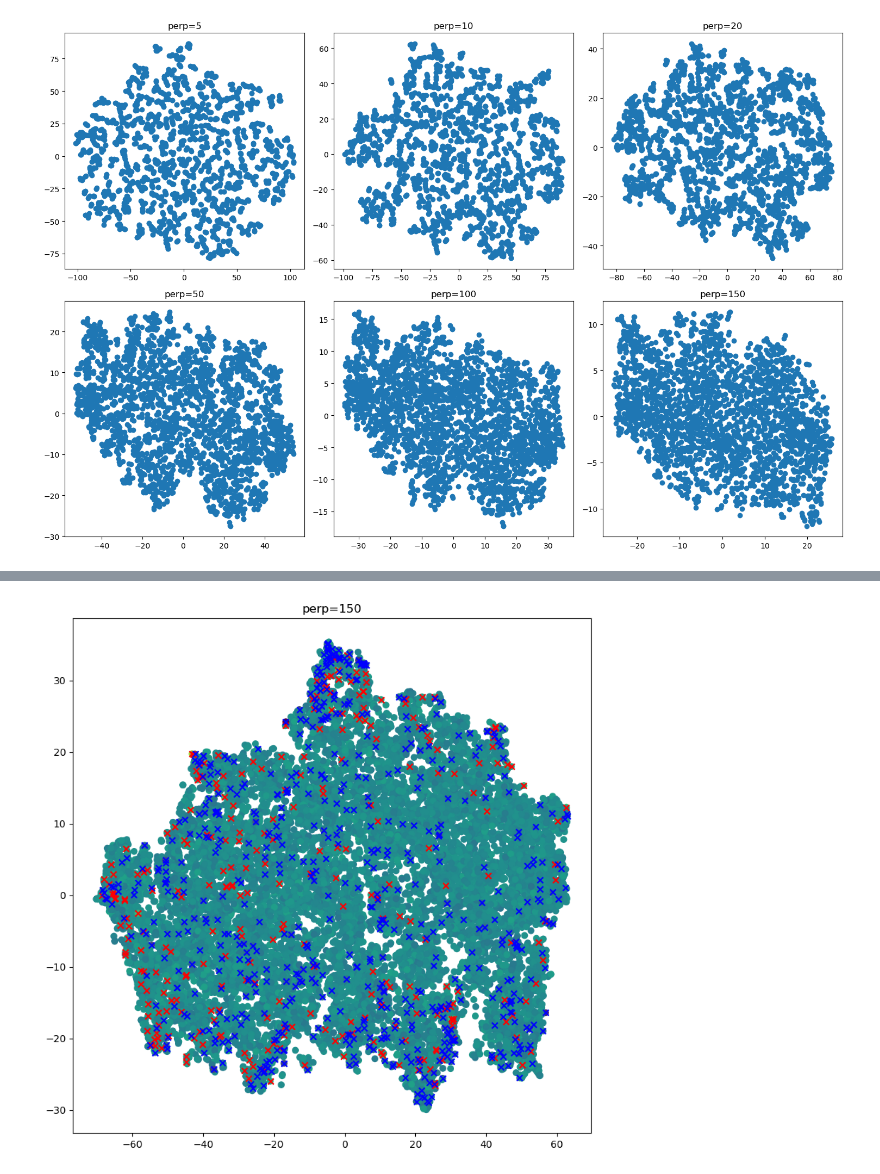
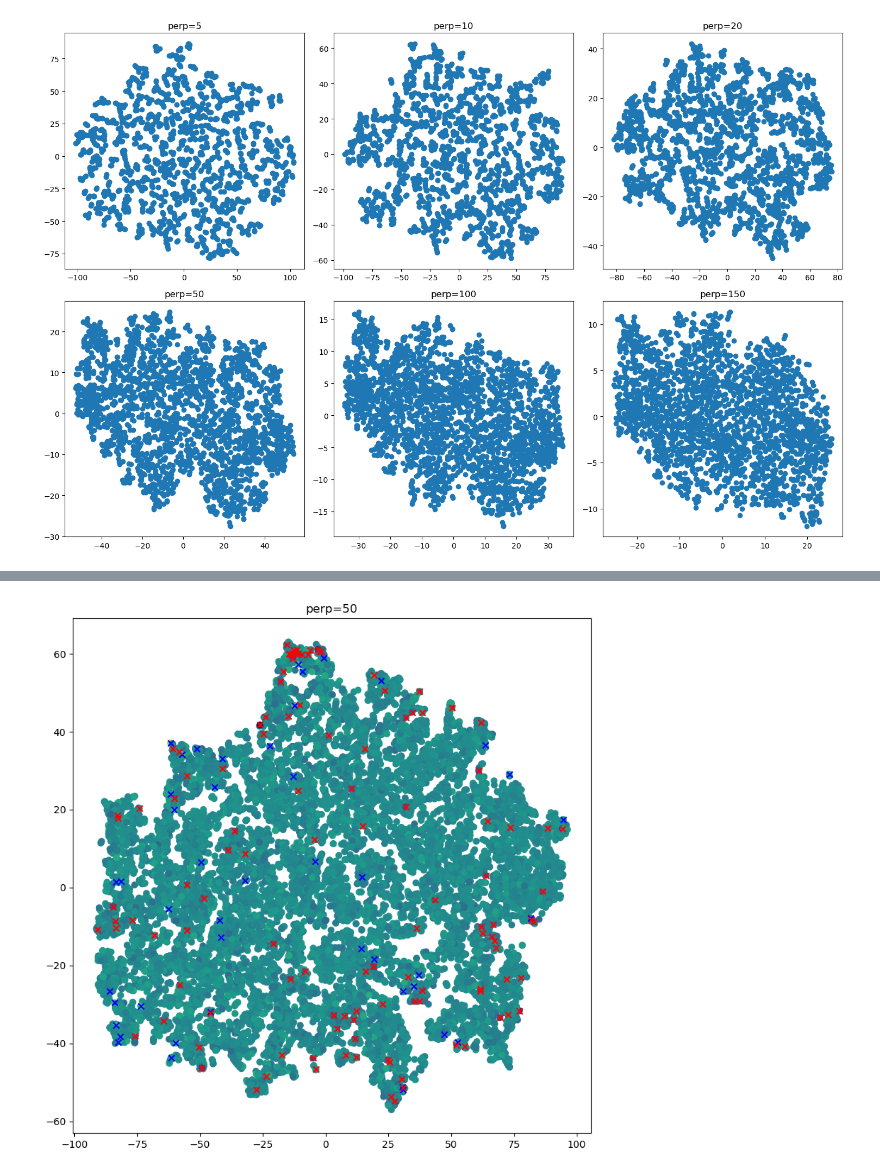
Before and after one commit to alexpvpmindustry/cryptotradr, a Jupyter notebook: 3_0_1_try_unsup_5years.ipynb, the cells around one changed output, grey strips where cells are left out. Drawn from its saved outputs; the diff is of its cells as text; code cells hidden in the pictures.

```diff
--- a/3_0_1_try_unsup_5years.ipynb
+++ b/3_0_1_try_unsup_5years.ipynb
@@ -223,6 +228,7 @@ Wall time: 3min 1s
 [figure]
 # %%
 %%time
+perp=50
 X=np.asarray(training_X)
 X_embedded = TSNE(n_components=2,init='pca', perplexity=perp).fit_transform(X)
 # %% [output]
@@ -231,17 +237,18 @@ Wall time: 7min 55s
 # %%
+%%time
 fig,axx=plt.subplots(1,1,figsize=(8,8))
 ax=axx
 #X_embedded = TSNE(n_components=2,init='pca', perplexity=perp).fit_transform(X)
 ax.scatter(X_embedded[:,0],X_embedded[:,1],c=np.asarray(training_Y))
-selected = np.asarray(training_Y)>0.03
+selected = np.asarray(training_Y)>0.05
+
+ax.scatter(X_embedded[selected,0],X_embedded[selected,1],c="b",marker="x")
+
+
+selected = np.asarray(training_Y)<-0.05
 
 ax.scatter(X_embedded[selected,0],X_embedded[selected,1],c="r",marker="x")
 
-
-selected = np.asarray(training_Y)<-0.03
-
-ax.scatter(X_embedded[selected,0],X_embedded[selected,1],c="b",marker="x")
-
 ax.set_title(f"perp={perp}")
 plt.tight_layout()
 # %% [output]
@@ -248,3 +257,3 @@ plt.tight_layout()
-[figure, old version]
+[figure, new version]
 # %%
 plt.hist(np.asarray(training_Y),bins=100);
```
Also changed, not shown: parts of 25 cells of this notebook.
